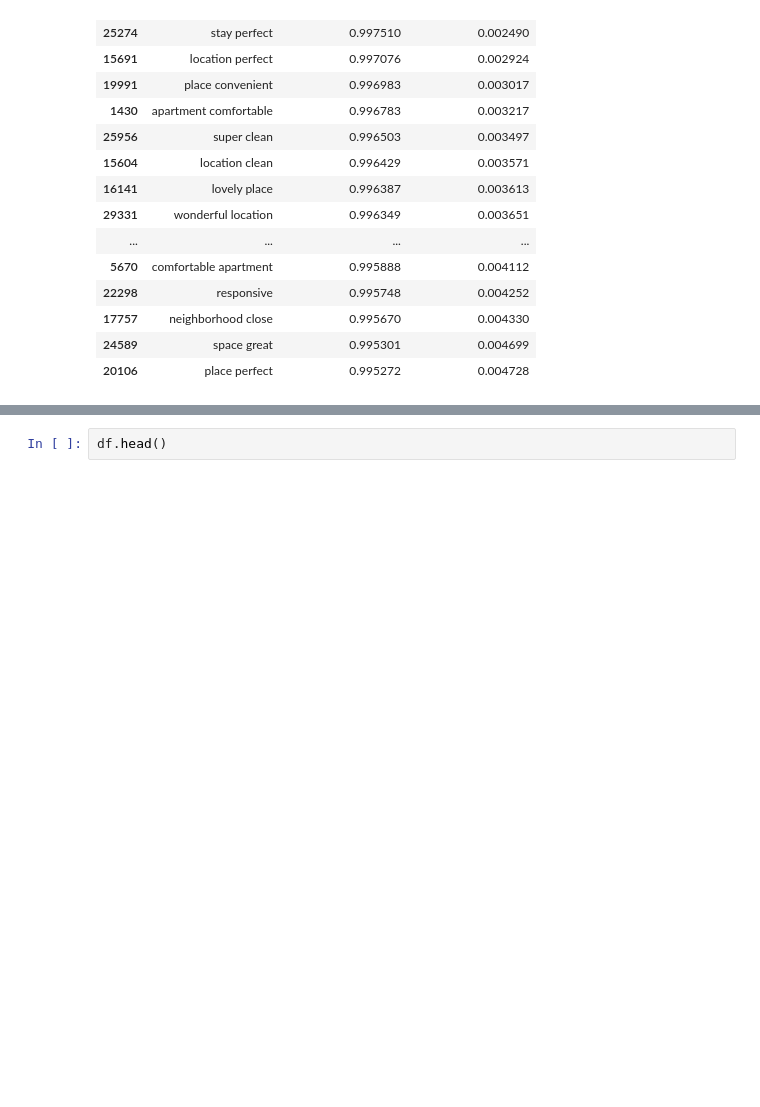
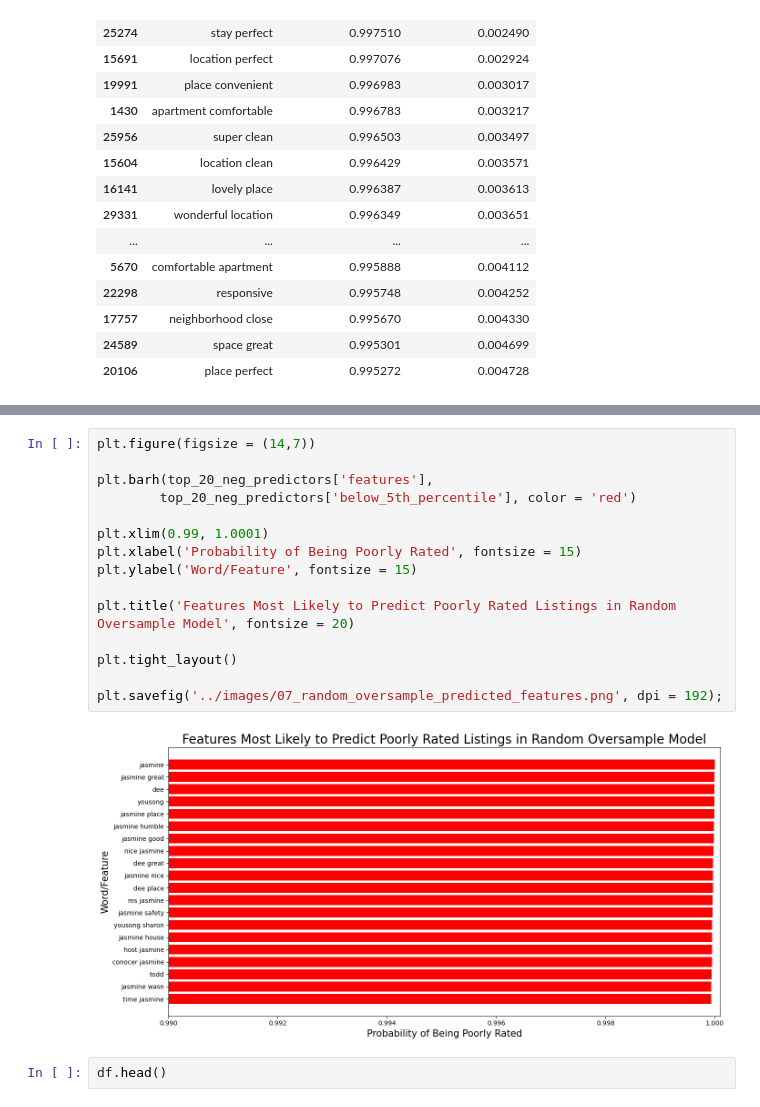
Before and after one commit to DKaneData/GA-AirBnB-Capstone, a Jupyter notebook: code/07_Oversample_Model.ipynb, the cells around one changed output, grey strips where cells are left out. Cells and saved outputs as stored; diff of their text form; blank space fills up the shorter version.

```diff
--- a/code/07_Oversample_Model.ipynb
+++ b/code/07_Oversample_Model.ipynb
@@ -500,3 +519,20 @@ word_probs.sort_values('below_5th_percentile', ascending = False).head(20)
+# %%
+plt.figure(figsize = (14,7))
+
+plt.barh(top_20_neg_predictors['features'],
+        top_20_neg_predictors['below_5th_percentile'], color = 'red')
+
+plt.xlim(0.99, 1.0001)
+plt.xlabel('Probability of Being Poorly Rated', fontsize = 15)
+plt.ylabel('Word/Feature', fontsize = 15)
+
+plt.title('Features Most Likely to Predict Poorly Rated Listings in Random Oversample Model', fontsize = 20)
+
+plt.tight_layout()
+
+plt.savefig('../images/07_random_oversample_predicted_features.png', dpi = 192);
+# %% [output]
+[figure, added]
 # %%
 df.head()
 # %% [output]
```
Also changed, not shown: parts of 4 cells of this notebook, 17 other files.
